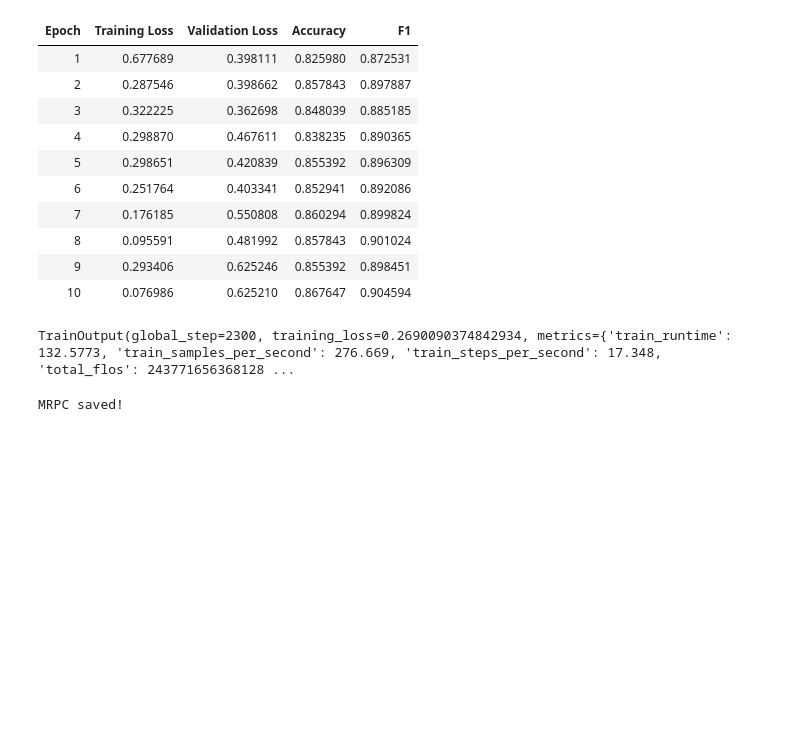
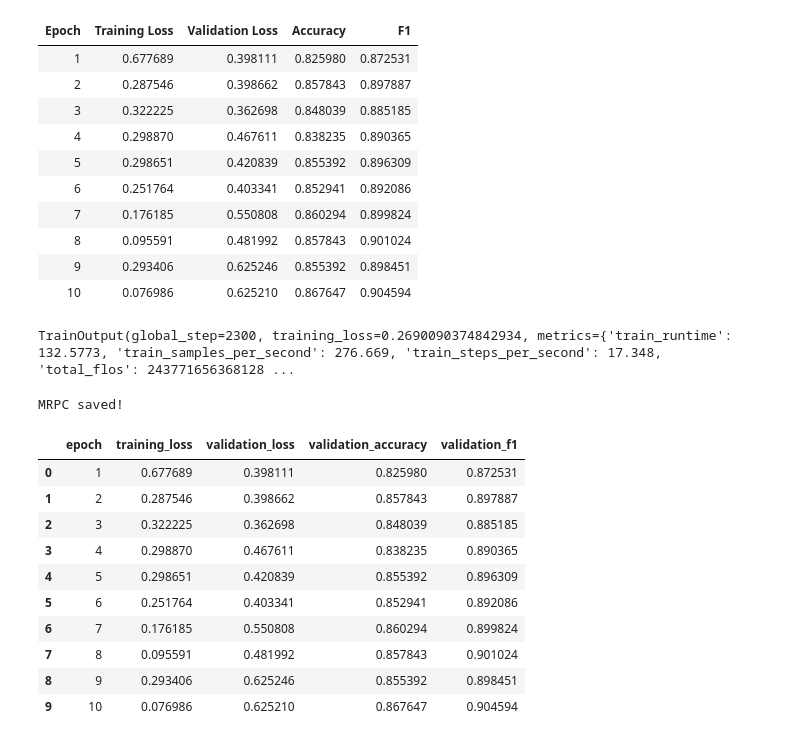
Before and after one commit to shoshe1/nn_project, a Jupyter notebook: notebooks/mrpc_lora_roberta.ipynb, the cells around one changed output. Saved outputs shown, nothing was run; the diff lists cells and outputs as text; code cells hidden in the pictures; blank space fills up the shorter version.

```diff
--- a/notebooks/mrpc_lora_roberta.ipynb
+++ b/notebooks/mrpc_lora_roberta.ipynb
@@ -186,3 +198,90 @@ with open(LOGS_DIR / "mrpc_results.json", "w") as f:
 print("MRPC saved!")
 # %% [output]
 MRPC saved!
+# %%
+from pathlib import Path
+import matplotlib.pyplot as plt
+import pandas as pd
+import json
+
+RESULTS_DIR = Path.cwd() / "results"
+RESULTS_DIR.mkdir(
+    parents=True,
+    exist_ok=True,
+)
+
+epochs = list(range(1, 11))
+
+training_loss = [
+    0.677689,
+    0.287546,
+    0.322225,
+    0.298870,
+    0.298651,
+    0.251764,
+    0.176185,
+    0.095591,
+    0.293406,
+    0.076986,
+]
+
+validation_loss = [
+    0.398111,
+    0.398662,
+    0.362698,
+    0.467611,
+    0.420839,
+    0.403341,
+    0.550808,
+    0.481992,
+    0.625246,
+    0.625210,
+]
+
+accuracy_scores = [
+    0.825980,
+    0.857843,
+    0.848039,
+    0.838235,
+    0.855392,
+    0.852941,
+    0.860294,
+    0.857843,
+    0.855392,
+    0.867647,
+]
+
+f1_scores = [
+    0.872531,
+    0.897887,
+    0.885185,
+    0.890365,
+    0.896309,
+    0.892086,
+    0.899824,
+    0.901024,
+    0.898451,
+    0.904594,
+]
+
+results_df = pd.DataFrame({
+    "epoch": epochs,
+    "training_loss": training_loss,
+    "validation_loss": validation_loss,
+    "validation_accuracy": accuracy_scores,
+    "validation_f1": f1_scores,
+})
+
+display(results_df)
+# %% [output]
+|  | epoch | training_loss | validation_loss | validation_accuracy | validation_f1 |
+| 0 | 1 | 0.677689 | 0.398111 | 0.825980 | 0.872531 |
+| 1 | 2 | 0.287546 | 0.398662 | 0.857843 | 0.897887 |
+| 2 | 3 | 0.322225 | 0.362698 | 0.848039 | 0.885185 |
+| 3 | 4 | 0.298870 | 0.467611 | 0.838235 | 0.890365 |
+| 4 | 5 | 0.298651 | 0.420839 | 0.855392 | 0.896309 |
+| 5 | 6 | 0.251764 | 0.403341 | 0.852941 | 0.892086 |
+| 6 | 7 | 0.176185 | 0.550808 | 0.860294 | 0.899824 |
+| 7 | 8 | 0.095591 | 0.481992 | 0.857843 | 0.901024 |
+| 8 | 9 | 0.293406 | 0.625246 | 0.855392 | 0.898451 |
+| 9 | 10 | 0.076986 | 0.625210 | 0.867647 | 0.904594 |
```
Also changed, not shown: parts of 4 cells of this notebook, 4 other files.
